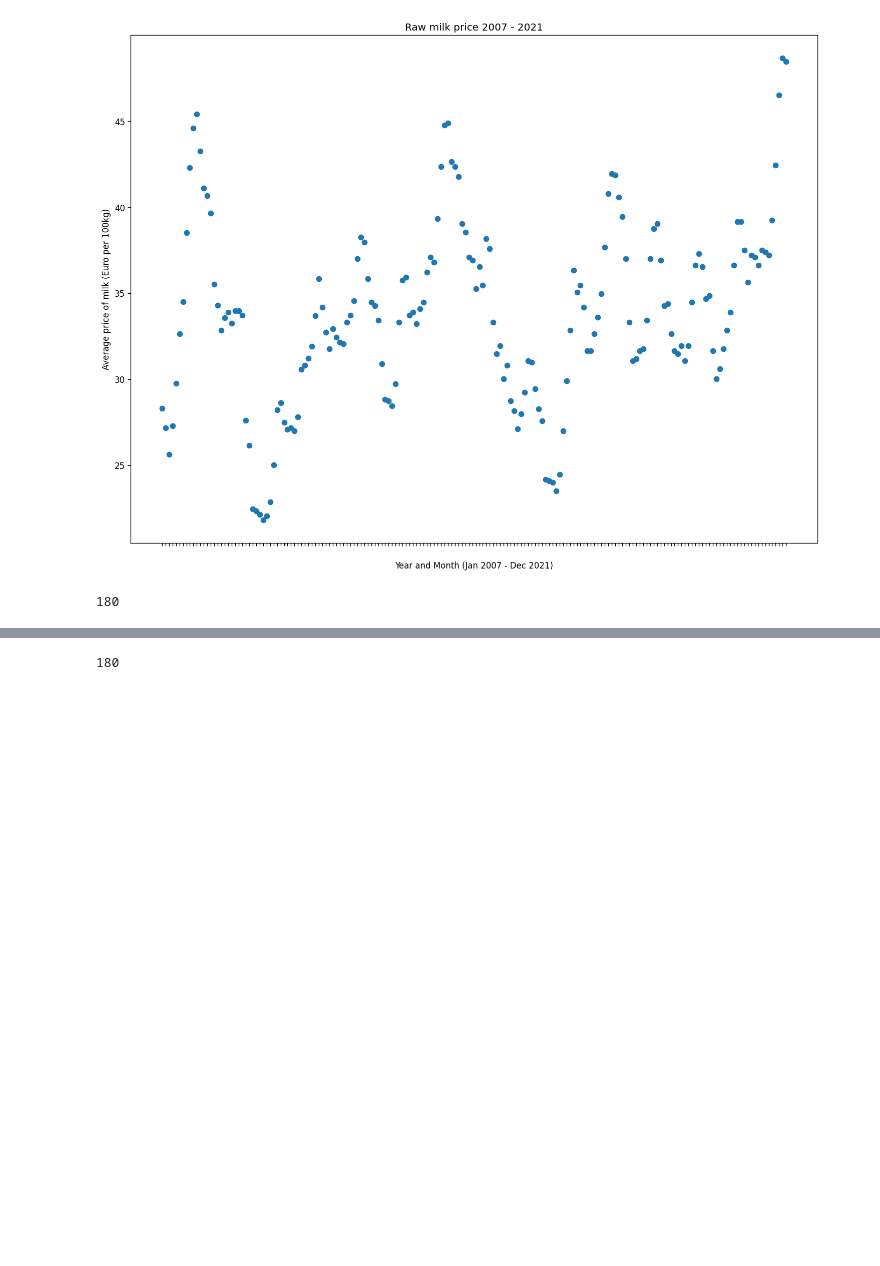
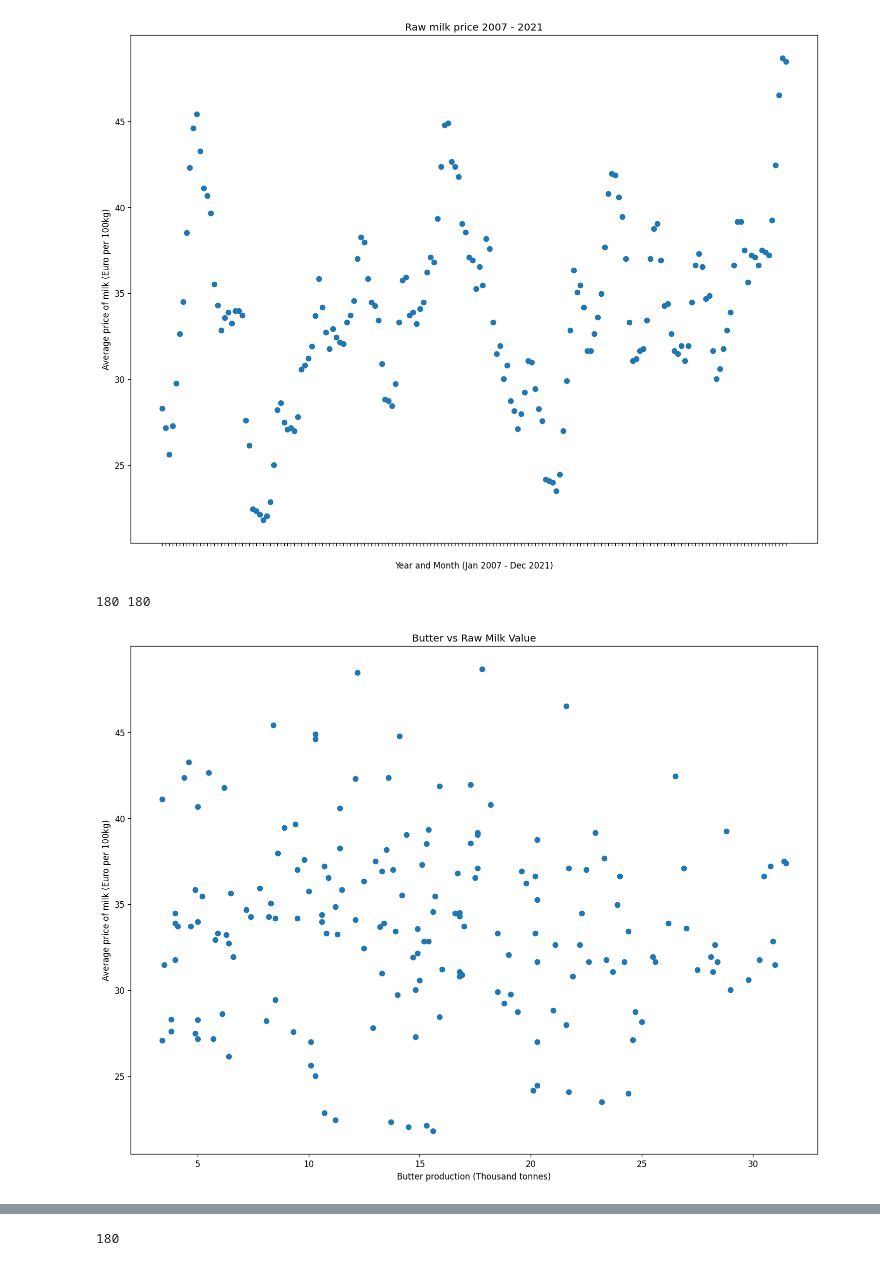
Before and after one commit to brendanjcrowley/cct-s1-assignment-2, a Jupyter notebook: Notebooks/Untitled0.ipynb, the cells around one changed output, grey strips where cells are left out. Drawn from its saved outputs; the diff is of its cells as text; code cells hidden in the pictures; blank space fills up the shorter version.

```diff
--- a/Notebooks/Untitled0.ipynb
+++ b/Notebooks/Untitled0.ipynb
@@ -135,6 +137,6 @@ df1.describe(include="all")
 # %%
-df1['Date'] = df1['Month'].map(str)+ '-' +df1['Year'].map(str)
-df1['Date'] = pd.to_datetime(df1['Date'], format='%m-%Y').dt.strftime('%m-%Y')
+df1['Date'] = df1['Year'].map(str)+ '-' +df1['Month'].map(str)
+df1['Date'] = pd.to_datetime(df1['Date'], format='%Y-%m').dt.strftime('%Y-%m')
 
 
 figure(figsize=(12, 9), dpi=120)
@@ -154,7 +156,20 @@ plt.show()
 # %% [output]
 180 180
 [figure]
-# %%
-len(X)
-# %% [output]
-180
+# %%
+figure(figsize=(12, 9), dpi=120)
+
+X = df1["Butter"]
+y = df1["Raw milk price"]
+
+print(len(X), len(y))
+
+plt.scatter(X, y)
+plt.tight_layout()
+plt.title("Butter vs Raw Milk Value")
+plt.ylabel("Average price of milk (Euro per 100kg)")
+plt.xlabel("Butter production (Thousand tonnes)")
+plt.show()
+# %% [output]
+180 180
+[figure, added]
```
Also changed, not shown: parts of 14 cells of this notebook, 8 other files.
